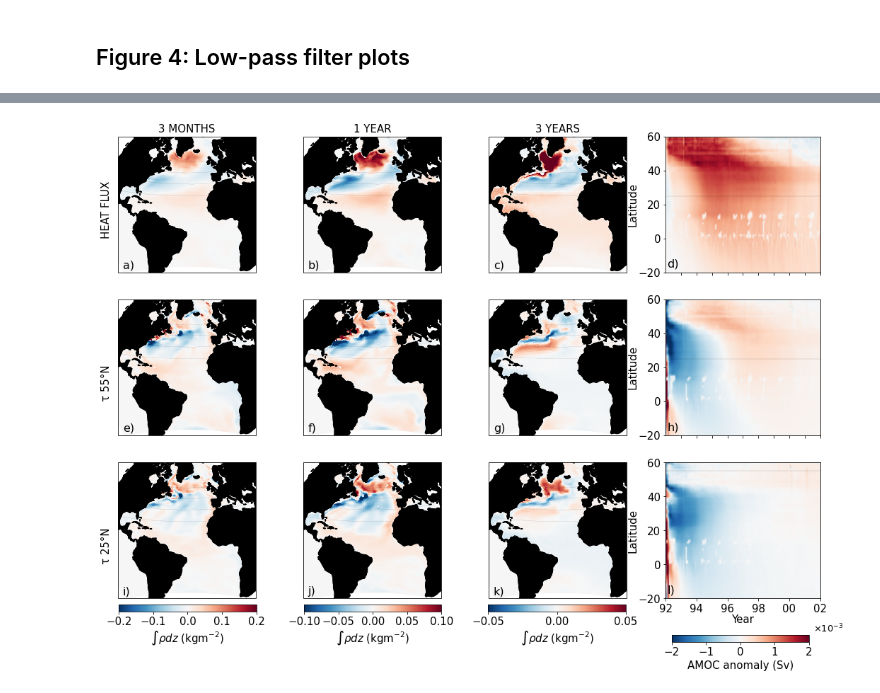
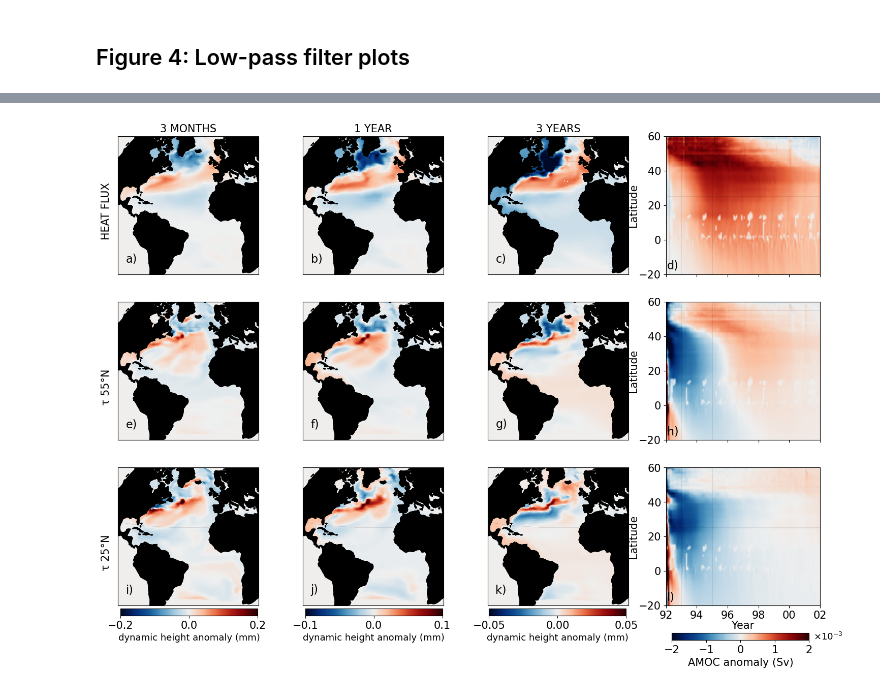
Before and after one commit to ds4g15/AMOC_DPC_paper, a Jupyter notebook: 5_AMOC_diagnostics.ipynb, the cells around one changed output, grey strips where cells are left out. Saved outputs shown, nothing was run; the diff lists cells and outputs as text; code cells hidden in the pictures.

```diff
--- a/5_AMOC_diagnostics.ipynb
+++ b/5_AMOC_diagnostics.ipynb
@@ -248 +359,4 @@ fig.savefig('figures_pdf/figure_4.png',bbox_inches='tight')
+# %%
+eccorundir='/wherever/you/set/up/perturbed_forcing_runs/'
+eccorundir='/glade/work/dafydd/ECCOv4r4_runs/perturbed_FF_runs/'
 # %%
@@ -267,55 +377,94 @@ Wall time: 1min 1s
+# %%
+eccorundir='/wherever/you/set/up/modified_forcing_runs/'
+eccorundir='/glade/work/dafydd/ECCOv4r4_runs/perturbed_FF_runs/'
+
+MOC25_hflux=    xr.open_dataset(eccorundir+'DPC25_hflux/atlantic_moc_diagnostics.nc').moc.T
+MOC55_hflux=    xr.open_dataset(eccorundir+'DPC55_hflux/atlantic_moc_diagnostics.nc').moc.T
+
+MOC25_tauxy=    xr.open_dataset(eccorundir+'DPC25_tauxy/atlantic_moc_diagnostics.nc').moc.T
+MOC55_tauxy=    xr.open_dataset(eccorundir+'DPC55_tauxy/atlantic_moc_diagnostics.nc').moc.T
+
+EKM25_tauxy=1e6*xr.open_dataset(eccorundir+'DPC25_tauxy/atlantic_moc_diagnostics.nc').ekman.T
+EKM55_tauxy=1e6*xr.open_dataset(eccorundir+'DPC55_tauxy/atlantic_moc_diagnostics.nc').ekman.T
+
+MOCv4_cntrl=    xr.open_dataset(eccorundir+'CONTROL/atlantic_moc_diagnostics.nc').moc.T
+EKMv4_cntrl=1e6*xr.open_dataset(eccorundir+'CONTROL/atlantic_moc_diagnostics.nc').ekman.T
 # %%
 fig,ax=plt.subplots(3,4)
+###############################################
+#Sharpen the colormap
+from matplotlib.colors import ListedColormap
+
+# Define the base colormap and the number of colors
+base_cmap = plt.get_cmap('RdBu_r')
+N = 256  # Number of points in the colormap
+colors = base_cmap(np.linspace(0, 1, N))
+midcolor=colors[128]**2
+CMAP = ListedColormap(colors**2)
+CMAP.set_bad('k')
+###############################################
+
 VLIMS=[0.2,0.1,0.05]
 for i in range(3):
-    ti=[1,3,36][i]
+    ti=[3,12,36][i]
     VLIM=VLIMS[i]
-    p0,AX=unpack_map(ρdz55hf[ti,:],ax=ax[0,i],vmin=-VLIM,vmax=VLIM,cmap='RdBu_r');ax[0,i]=AX;#fig.colorbar(p,ax=AX);
-    p1,AX=unpack_map(ρdz25uv[ti,:],ax=ax[1,i],vmin=-VLIM,vmax=VLIM,cmap='RdBu_r');ax[1,i]=AX;#fig.colorbar(p,ax=AX)
-    p2,AX=unpack_map(ρdz55uv[ti,:],ax=ax[2,i],vmin=-VLIM,vmax=VLIM,cmap='RdBu_r');ax[2,i]=AX;#fig.colorbar(p,ax=AX)
-[[a.plot([-100,100],[L,L],transform=ccrs.PlateCarree(),color='k',linestyle='--',linewidth=0.1) for a in ax[:,:3].flatten()] for L in [25,35,45,55]]
+    p0,AX=unpack_and_map(DH55hf[ti,:]*1e3,ax=ax[0,i],vmin=-VLIM,vmax=VLIM,cmap=CMAP);ax[0,i]=AX;#fig.colorbar(p,ax=AX);
+    p1,AX=unpack_and_map(DH55uv[ti,:]*1e3,ax=ax[1,i],vmin=-VLIM,vmax=VLIM,cmap=CMAP);ax[1,i]=AX;#fig.colorbar(p,ax=AX)
+    p2,AX=unpack_and_map(DH25uv[ti,:]*1e3,ax=ax[2,i],vmin=-VLIM,vmax=VLIM,cmap=CMAP);ax[2,i]=AX;#fig.colorbar(p,ax=AX)
+[a.plot([-100,100],[55,55],transform=ccrs.PlateCarree(),color='k',linestyle='--',linewidth=0.1) for a in ax[:2,:3].flatten()]
+[a.plot([-100,100],[25,25],transform=ccrs.PlateCarree(),color='k',linestyle='--',linewidth=0.1) for a in ax[2,:3].flatten()]
 
-cbax=fig.add_axes([0.135,0.1,0.15,0.1])
+cbypos=0.09
+cbhght=0.15
+cbwdth=0.1
+cbax=fig.add_axes([0.135,cbypos,cbhght,cbwdth])
 cbax.set_visible(False)
-p00=cbax.pcolormesh(np.random.randn(3,3),vmin=-VLIMS[0],vmax=VLIMS[0],cmap='RdBu_r')
+p00=cbax.pcolormesh(np.random.randn(3,3),vmin=-VLIMS[0],vmax=VLIMS[0],cmap=CMAP)
 cb=fig.colorbar(p00,ax=cbax,orientation='horizontal')
-cb.set_label(r'$\int ρ dz$ (kgm$^{-2}$)',fontsize=15)
+cb.set_label(r'dynamic height anomaly (mm)',fontsize=13)
 cb.ax.tick_params(axis='both', which='major', labelsize=15)
+cb.ax.set_xticks([-VLIMS[0],0,VLIMS[0]])
 
-cbax=fig.add_axes([0.337,0.1,0.15,0.1])
-p11=cbax.pcolormesh(np.random.randn(3,3),vmin=-VLIMS[1],vmax=VLIMS[1],cmap='RdBu_r')
+cbax=fig.add_axes([0.337,cbypos,cbhght,cbwdth])
+p11=cbax.pcolormesh(np.random.randn(3,3),vmin=-VLIMS[1],vmax=VLIMS[1],cmap=CMAP)
 cbax.set_visible(False)
 cb=fig.colorbar(p11,ax=cbax,orientation='horizontal')
-cb.set_label(r'$\int ρ dz$ (kgm$^{-2}$)',fontsize=15)
+cb.set_label(r'dynamic height anomaly (mm)',fontsize=13)
 cb.ax.tick_params(axis='both', which='major', labelsize=15)
+cb.ax.set_xticks([-VLIMS[1],0,VLIMS[1]])
 
-cbax=fig.add_axes([0.538,0.1,0.15,0.1])
-p22=cbax.pcolormesh(np.random.randn(3,3),vmin=-VLIMS[2],vmax=VLIMS[2],cmap='RdBu_r')
+cbax=fig.add_axes([0.538,cbypos,cbhght,cbwdth])
+p22=cbax.pcolormesh(np.random.randn(3,3),vmin=-VLIMS[2],vmax=VLIMS[2],cmap=CMAP)
 cbax.set_visible(False)
 cb=fig.colorbar(p22,ax=cbax,orientation='horizontal')
-cb.set_label(r'$\int ρ dz$ (kgm$^{-2}$)',fontsize=15)
+cb.set_label(r'dynamic height anomaly (mm)',fontsize=13)
 cb.ax.tick_params(axis='both', which='major', labelsize=15)
 cb.ax.set_xticks([-VLIMS[2],0,VLIMS[2]])
 
 VLIM=2
-p=ax[0,-1].pcolormesh(MOCv4_cntrl.time,MOCv4r4.lat,1e3*(MOC55_hflux-MOCv4_cntrl).T,vmin=-VLIM,vmax=VLIM,cmap='RdBu_r',shading='gouraud')
-p=ax[1,-1].pcolormesh(MOCv4_cntrl.time,MOCv4r4.lat,1e3*(MOC55_tauxy-MOCv4_cntrl).T,vmin=-VLIM,vmax=VLIM,cmap='RdBu_r',shading='gouraud')
-p=ax[2,-1].pcolormesh(MOCv4_cntrl.time,MOCv4r4.lat,1e3*(MOC25_tauxy-MOCv4_cntrl).T,vmin=-VLIM,vmax=VLIM,cmap='RdBu_r',shading='gouraud')
-[a.set_xlim(MOCv4r4.time.values[0],MOCv4r4.time.values[120]) for a in ax[:,-1]]
+tmoc=MOCv4_cntrl.time.values
+p=ax[0,-1].pcolormesh(tmoc,MOCv4_cntrl.lat,1e3*(MOC55_hflux-MOCv4_cntrl),vmin=-VLIM,vmax=VLIM,cmap=CMAP,shading='gouraud')
+p=ax[1,-1].pcolormesh(tmoc,MOCv4_cntrl.lat,1e3*(MOC55_tauxy-MOCv4_cntrl),vmin=-VLIM,vmax=VLIM,cmap=CMAP,shading='gouraud')
+p=ax[2,-1].pcolormesh(tmoc,MOCv4_cntrl.lat,1e3*(MOC25_tauxy-MOCv4_cntrl),vmin=-VLIM,vmax=VLIM,cmap=CMAP,shading='gouraud')
+[a.set_xlim(MOCv4_cntrl.time.values[0],MOCv4_cntrl.time.values[120]) for a in ax[:,-1]]
 [a.set_ylim(-20,60) for a in ax[:,-1]]
 [a.xaxis.set_major_formatter(mdates.DateFormatter('%y')) for a in ax[:,-1]]
-# [[a.axhline(L,linewidth=0.1,color='k') for a in ax[:,-1]] for L in [25,55]]
+
+
 ax[0,-1].axhline(25,linewidth=0.1,color='k')
-ax[1,-1].axhline(25,linewidth=0.1,color='k')
-ax[2,-1].axhline(55,linewidth=0.1,color='k')
+ax[1,-1].axhline(55,linewidth=0.1,color='k')
+ax[2,-1].axhline(25,linewidth=0.1,color='k')
+[[ax.flatten()[i].axvline(tmoc[ti],linewidth=0.1,color='k') for i in [3,7,11]] for ti in [3,12,36]]
+
 [a.set_ylabel('Latitude',fontsize=15,labelpad=0) for a in ax[:,-1]]
+[a.set_xticks([tmoc[i] for i in [0,24,48,72,96,120]]) for a in ax[:,-1]]
 [a.set_xticklabels([]) for a in ax[:-1,-1]]
-ax[-1,-1].set_xticks([MOCv4r4.time.values[i] for i in [0,24,48,72,96,120]])
+
 ax[-1,-1].set_xlabel('Year',fontsize=15,labelpad=0)
 [a.tick_params(axis='both', which='major', labelsize=15) for a in ax.flatten()]
 
 cbax=fig.add_axes([0.738,0.05,0.15,0.1])
-p22=cbax.pcolormesh(np.random.randn(3,3),vmin=-VLIM,vmax=VLIM,cmap='RdBu_r')
+p22=cbax.pcolormesh(np.random.randn(3,3),vmin=-VLIM,vmax=VLIM,cmap=CMAP)
 cbax.set_visible(False)
 cb=fig.colorbar(p22,ax=cbax,orientation='horizontal')
 cb.set_label('AMOC anomaly (Sv)',fontsize=15)
@@ -328,7 +477,9 @@ ax[0,0].set_title('3 MONTHS',fontsize=15)
 ax[0,1].set_title('1 YEAR',fontsize=15)
 ax[0,2].set_title('3 YEARS',fontsize=15)
 
-[ax.flatten()[i].text(-6e6,-4e6,['a)','b)','c)','d)','e)','f)','g)','h)','i)','j)','k)','l)'][i],fontsize=16) for i in [0,1,2,4,5,6,8,9,10]]
-[ax.flatten()[i].text(MOCv4r4.time.values[1],-17,['a)','b)','c)','d)','e)','f)','g)','h)','i)','j)','k)','l)'][i],fontsize=16) for i in [3,7,11]]
+[ax.flatten()[i].text(-5.75e6,-3.25e6,['a)','b)','c)','d)','e)','f)','g)','h)','i)','j)','k)','l)'][i],fontsize=16) for i in [0,1,2,4,5,6,8,9,10]]
+[ax.flatten()[i].text(MOCv4_cntrl.time.values[1],-17,['a)','b)','c)','d)','e)','f)','g)','h)','i)','j)','k)','l)'][i],fontsize=16) for i in [3,7,11]]
+[ax.flatten()[i].set_facecolor(midcolor) for i in [0,1,2,4,5,6,8,9,10]]
+
 fig.set_size_inches(18,12)
 # %% [output]
@@ -335 +495 @@ fig.set_size_inches(18,12)
-[figure, old version]
+[figure, new version]
```
Also changed, not shown: parts of 35 cells of this notebook, 3 other files.
